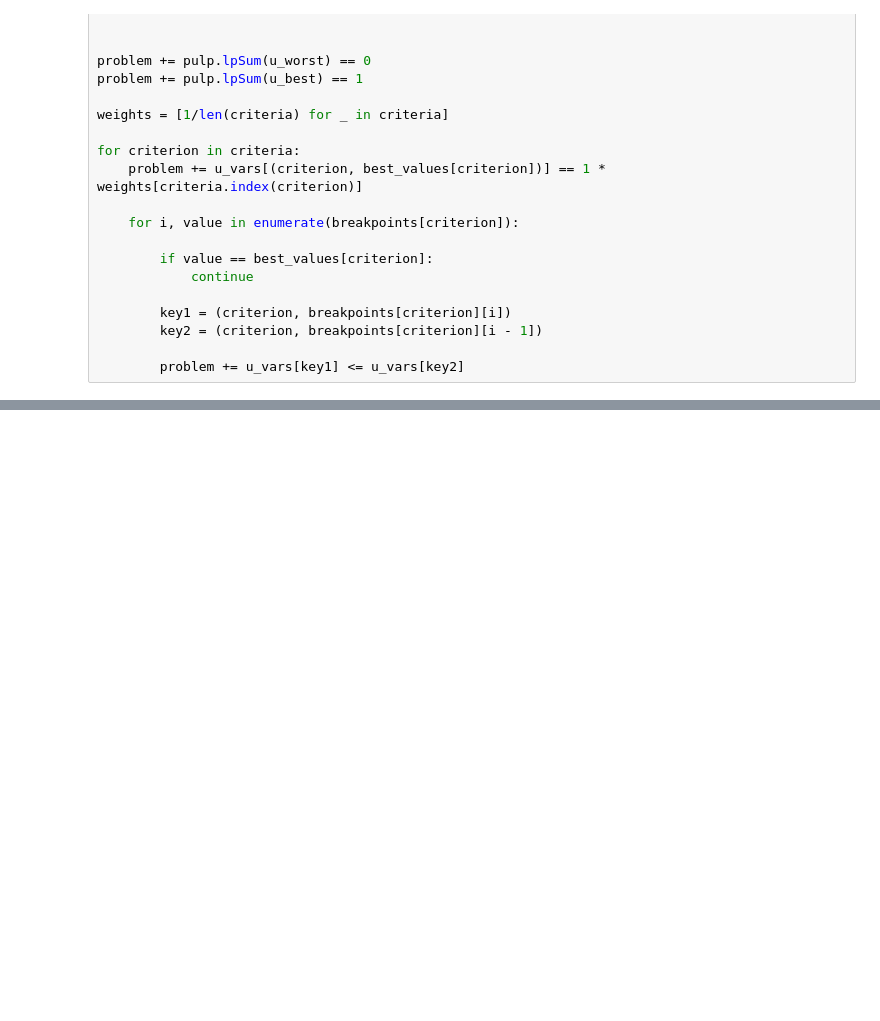
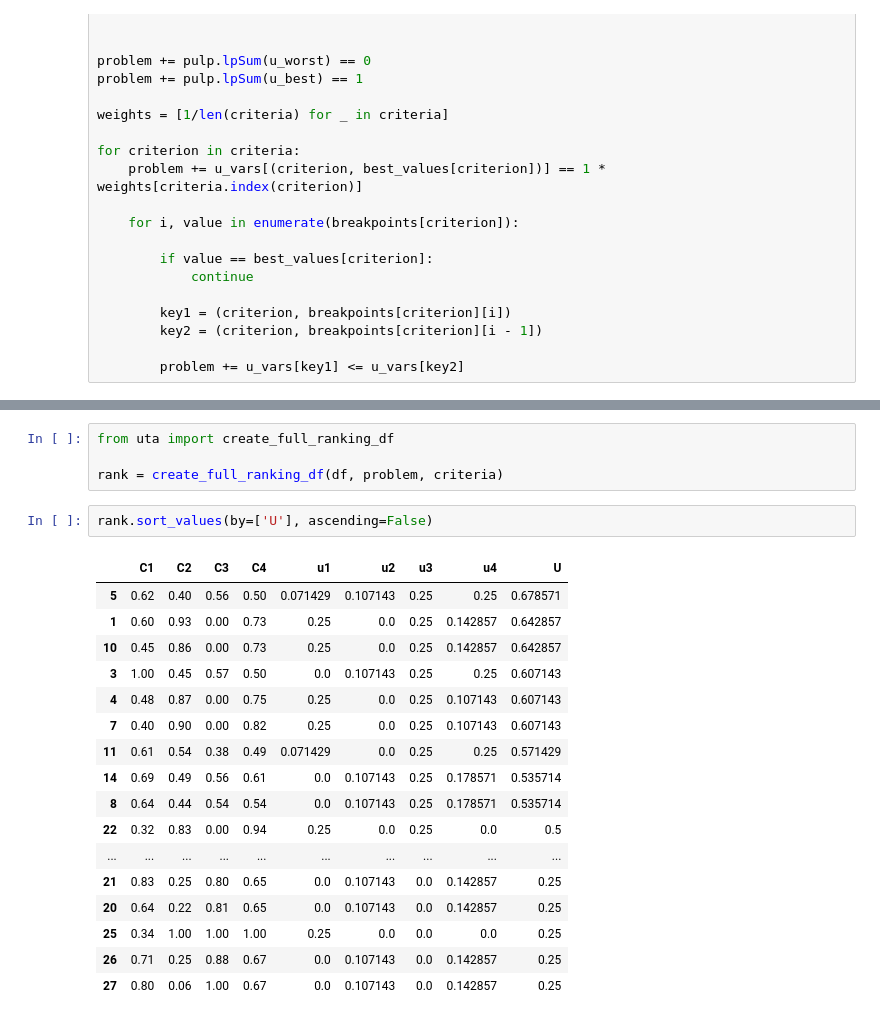
Before and after one commit to majsterkovic/iswd-project-1, a Jupyter notebook: uta_solver.ipynb, the cells around one changed output, grey strips where cells are left out. Drawn from its saved outputs; the diff is of its cells as text; blank space fills up the shorter version.

```diff
--- a/uta_solver.ipynb
+++ b/uta_solver.ipynb
@@ -144,0 +144,24 @@ plt.show()  # Display the figure
+# %%
+from uta import create_full_ranking_df
+
+rank = create_full_ranking_df(df, problem, criteria)
+# %%
+rank.sort_values(by=['U'], ascending=False)
+# %% [output]
+|  | C1 | C2 | C3 | C4 | u1 | u2 | u3 | u4 | U |
+| 5 | 0.62 | 0.40 | 0.56 | 0.50 | 0.071429 | 0.107143 | 0.25 | 0.25 | 0.678571 |
+| 1 | 0.60 | 0.93 | 0.00 | 0.73 | 0.25 | 0.0 | 0.25 | 0.142857 | 0.642857 |
+| 10 | 0.45 | 0.86 | 0.00 | 0.73 | 0.25 | 0.0 | 0.25 | 0.142857 | 0.642857 |
+| 3 | 1.00 | 0.45 | 0.57 | 0.50 | 0.0 | 0.107143 | 0.25 | 0.25 | 0.607143 |
+| 4 | 0.48 | 0.87 | 0.00 | 0.75 | 0.25 | 0.0 | 0.25 | 0.107143 | 0.607143 |
+| 7 | 0.40 | 0.90 | 0.00 | 0.82 | 0.25 | 0.0 | 0.25 | 0.107143 | 0.607143 |
+| 11 | 0.61 | 0.54 | 0.38 | 0.49 | 0.071429 | 0.0 | 0.25 | 0.25 | 0.571429 |
+| 14 | 0.69 | 0.49 | 0.56 | 0.61 | 0.0 | 0.107143 | 0.25 | 0.178571 | 0.535714 |
+| 8 | 0.64 | 0.44 | 0.54 | 0.54 | 0.0 | 0.107143 | 0.25 | 0.178571 | 0.535714 |
+| 22 | 0.32 | 0.83 | 0.00 | 0.94 | 0.25 | 0.0 | 0.25 | 0.0 | 0.5 |
+| ... | ... | ... | ... | ... | ... | ... | ... | ... | ... |
+| 21 | 0.83 | 0.25 | 0.80 | 0.65 | 0.0 | 0.107143 | 0.0 | 0.142857 | 0.25 |
+| 20 | 0.64 | 0.22 | 0.81 | 0.65 | 0.0 | 0.107143 | 0.0 | 0.142857 | 0.25 |
+| 25 | 0.34 | 1.00 | 1.00 | 1.00 | 0.25 | 0.0 | 0.0 | 0.0 | 0.25 |
+| 26 | 0.71 | 0.25 | 0.88 | 0.67 | 0.0 | 0.107143 | 0.0 | 0.142857 | 0.25 |
+| 27 | 0.80 | 0.06 | 1.00 | 0.67 | 0.0 | 0.107143 | 0.0 | 0.142857 | 0.25 |
```
Also changed, not shown: parts of 6 cells of this notebook.
